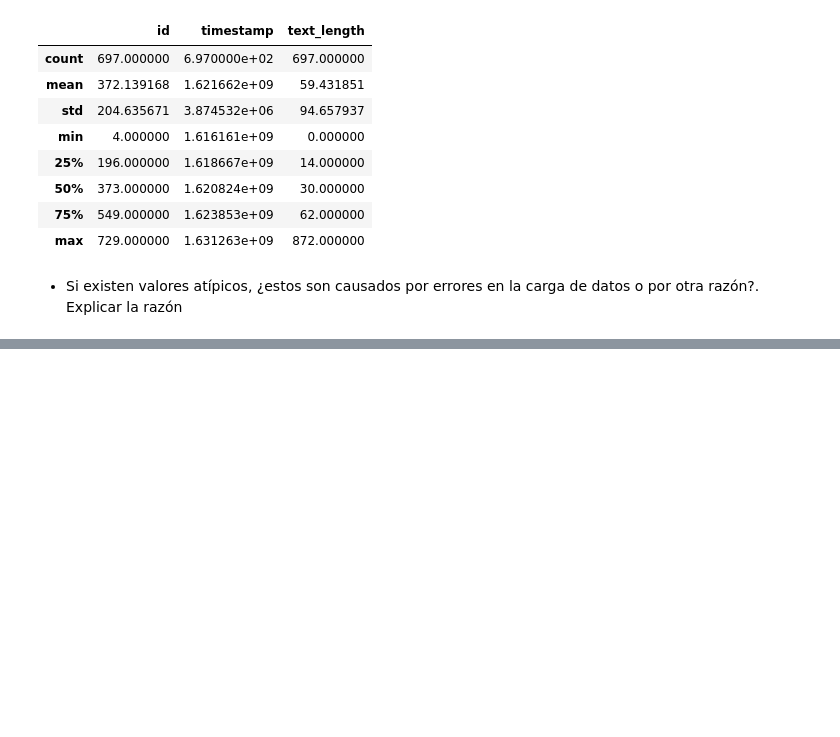
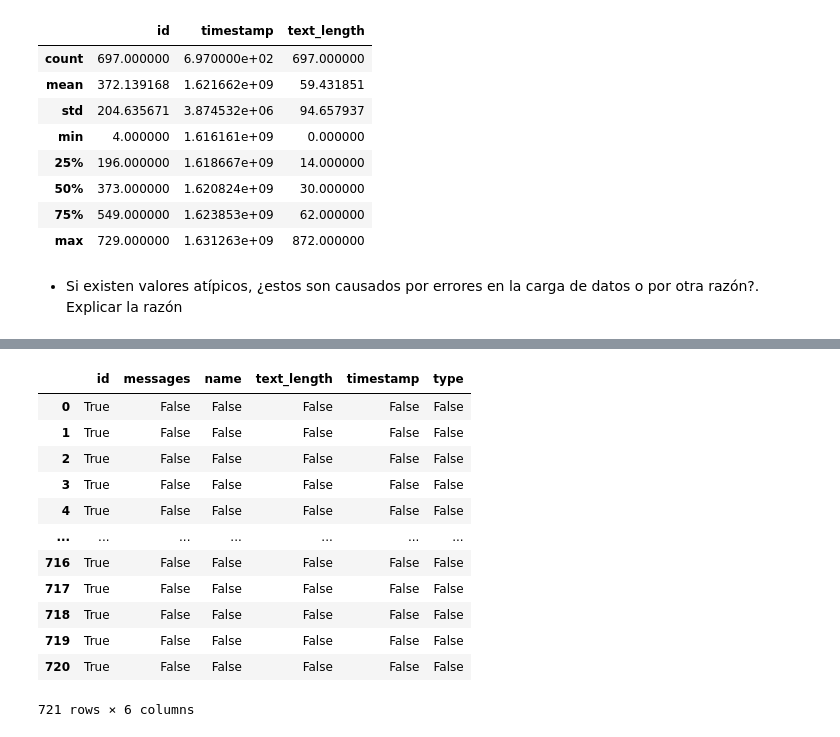
Before and after one commit to bossinblack/Dise-o-de-Base-de-Datos-II, a Jupyter notebook: tp3/TP3.ipynb, the cells around one changed output, grey strips where cells are left out. Cells and saved outputs as stored; diff of their text form; code cells hidden in the pictures; blank space fills up the shorter version.

```diff
--- a/tp3/TP3.ipynb
+++ b/tp3/TP3.ipynb
@@ -528,0 +576,17 @@ msn_notna.describe()
+# %%
+msn_notna_outliers = (df < rango_inferior) | (df > rango_superior)
+msn_notna_outliers
+# %% [output]
+|  | id | messages | name | text_length | timestamp | type |
+| 0 | True | False | False | False | False | False |
+| 1 | True | False | False | False | False | False |
+| 2 | True | False | False | False | False | False |
+| 3 | True | False | False | False | False | False |
+| 4 | True | False | False | False | False | False |
+| ... | ... | ... | ... | ... | ... | ... |
+| 716 | True | False | False | False | False | False |
+| 717 | True | False | False | False | False | False |
+| 718 | True | False | False | False | False | False |
+| 719 | True | False | False | False | False | False |
+| 720 | True | False | False | False | False | False |
+721 rows × 6 columns
```
Also changed, not shown: parts of 9 cells of this notebook, 1 other file.
